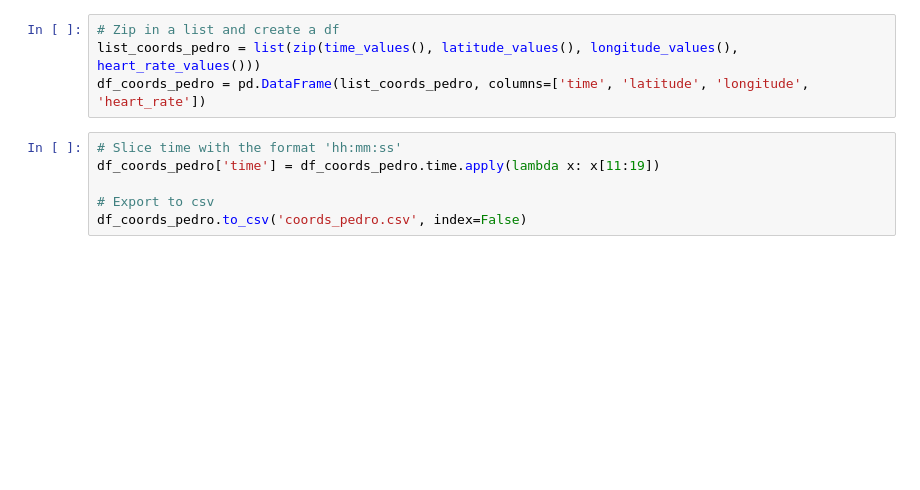
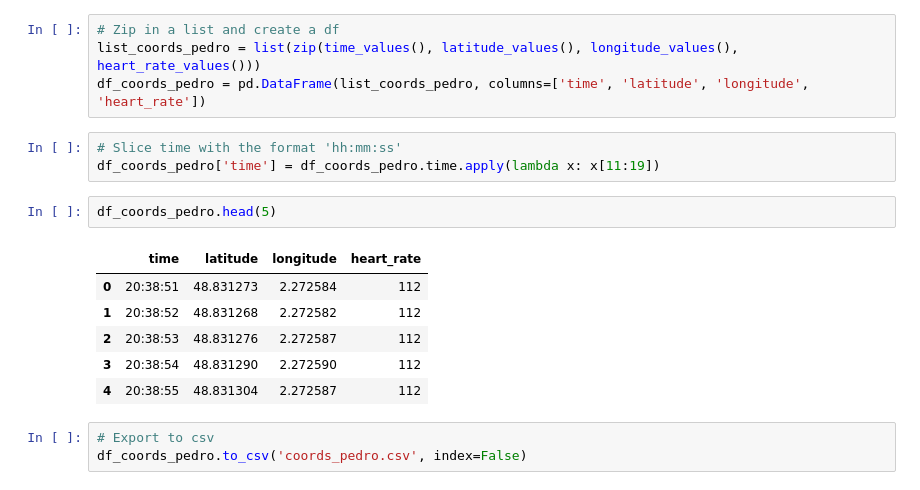
Before and after one commit to delarroqua/fitbit_football_tracking, a Jupyter notebook: heat_map_folium.ipynb, the cells around one changed output. Drawn from its saved outputs; the diff is of its cells as text; blank space fills up the shorter version.

```diff
--- a/heat_map_folium.ipynb
+++ b/heat_map_folium.ipynb
@@ -50,6 +50,15 @@ df_coords_pedro = pd.DataFrame(list_coords_pedro, columns=['time', 'latitude', '
 # %%
 # Slice time with the format 'hh:mm:ss'
 df_coords_pedro['time'] = df_coords_pedro.time.apply(lambda x: x[11:19])
-
-# Export to csv
-df_coords_pedro.to_csv('coords_pedro.csv', index=False)
+# %%
+df_coords_pedro.head(5)
+# %% [output]
+|  | time | latitude | longitude | heart_rate |
+| 0 | 20:38:51 | 48.831273 | 2.272584 | 112 |
+| 1 | 20:38:52 | 48.831268 | 2.272582 | 112 |
+| 2 | 20:38:53 | 48.831276 | 2.272587 | 112 |
+| 3 | 20:38:54 | 48.831290 | 2.272590 | 112 |
+| 4 | 20:38:55 | 48.831304 | 2.272587 | 112 |
+# %%
+# Export to csv
+df_coords_pedro.to_csv('coords_pedro.csv', index=False)
```
Also changed, not shown: 2 other files.
